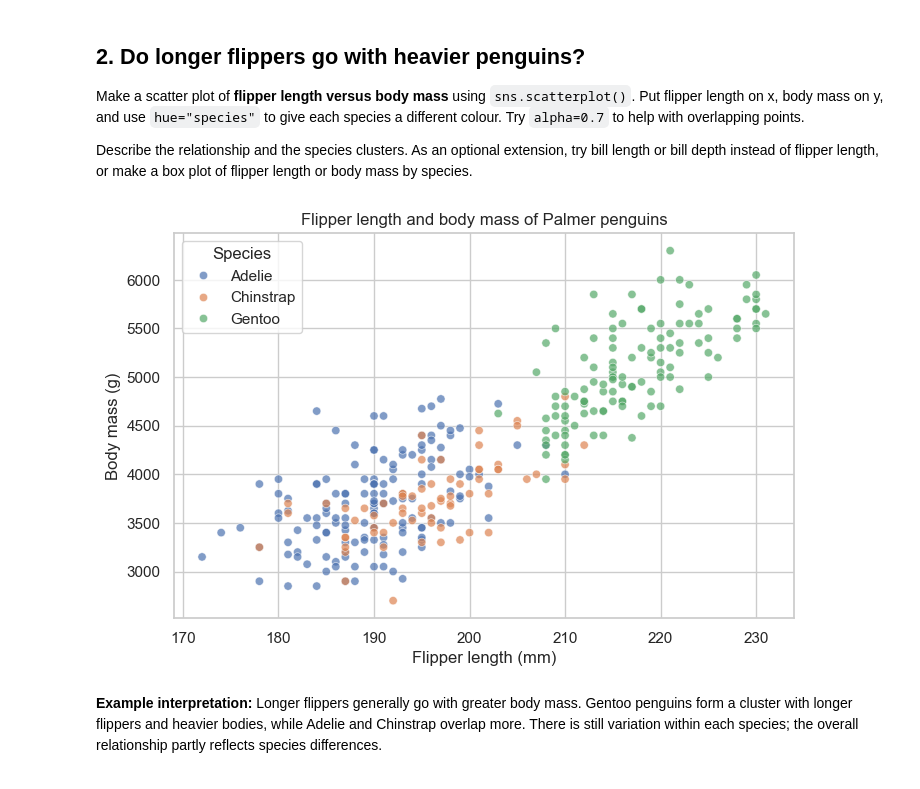
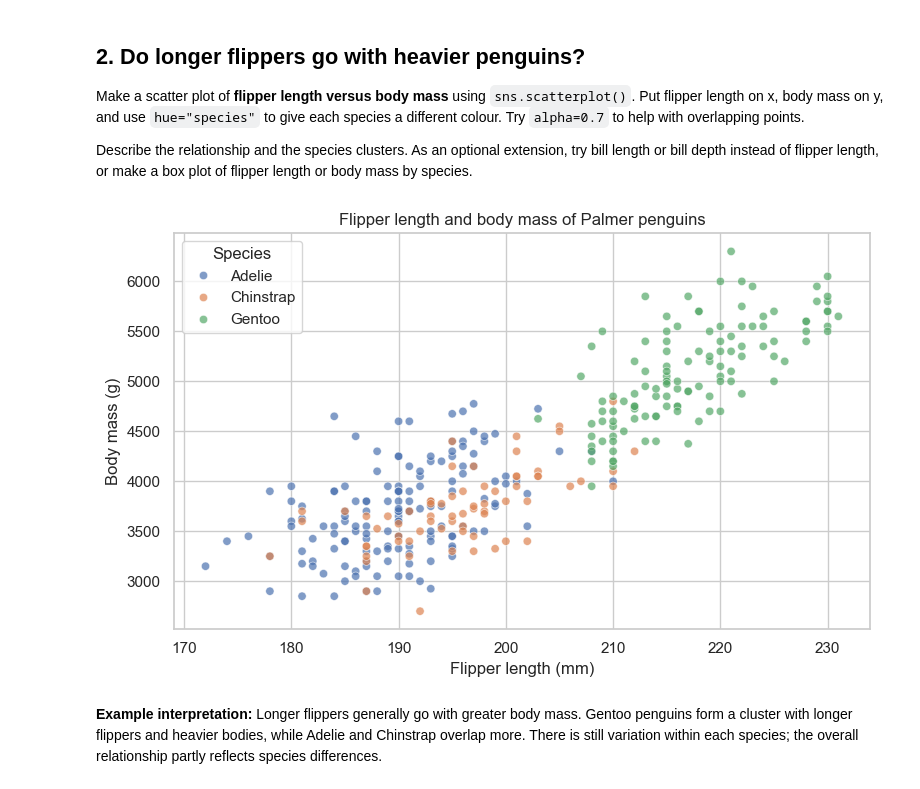
Before and after one commit to j-ales/PN4106_2026_27, a Jupyter notebook: week_5/ANSWERS_05-Visualising-Data-with-Seaborn.ipynb, the cells around one changed output. Cells and saved outputs as stored; diff of their text form; code cells hidden in the pictures.

```diff
--- a/week_5/ANSWERS_05-Visualising-Data-with-Seaborn.ipynb
+++ b/week_5/ANSWERS_05-Visualising-Data-with-Seaborn.ipynb
@@ -87,15 +98,20 @@ Try `alpha=0.7` to help with overlapping points.
 Describe the relationship and the species clusters. As an optional extension, try bill length
 or bill depth instead of flipper length, or make a box plot of flipper length or body mass by species.
 # %%
+# Create a figure and an axes object to label and customise.
 fig, ax = plt.subplots(figsize=(8, 5))
+# Each point is one penguin; species controls colour and alpha reduces overlap.
 sns.scatterplot(data=penguins_df, x="flipper_length_mm", y="body_mass_g",
                 hue="species", alpha=0.7, ax=ax)
+# Label what is measured and include the units.
 ax.set(title="Flipper length and body mass of Palmer penguins",
        xlabel="Flipper length (mm)", ylabel="Body mass (g)")
 ax.legend(title="Species")
+# Fit the labels within the figure, then display it.
+fig.tight_layout()
 plt.show()
 # %% [output]
-[figure, old version]
+[figure, new version]
 # %% [markdown]
 **Example interpretation:** Longer flippers generally go with greater body mass. Gentoo penguins form a
 cluster with longer flippers and heavier bodies, while Adelie and Chinstrap overlap more.
```
Also changed, not shown: parts of 12 cells of this notebook, 2 other files.
